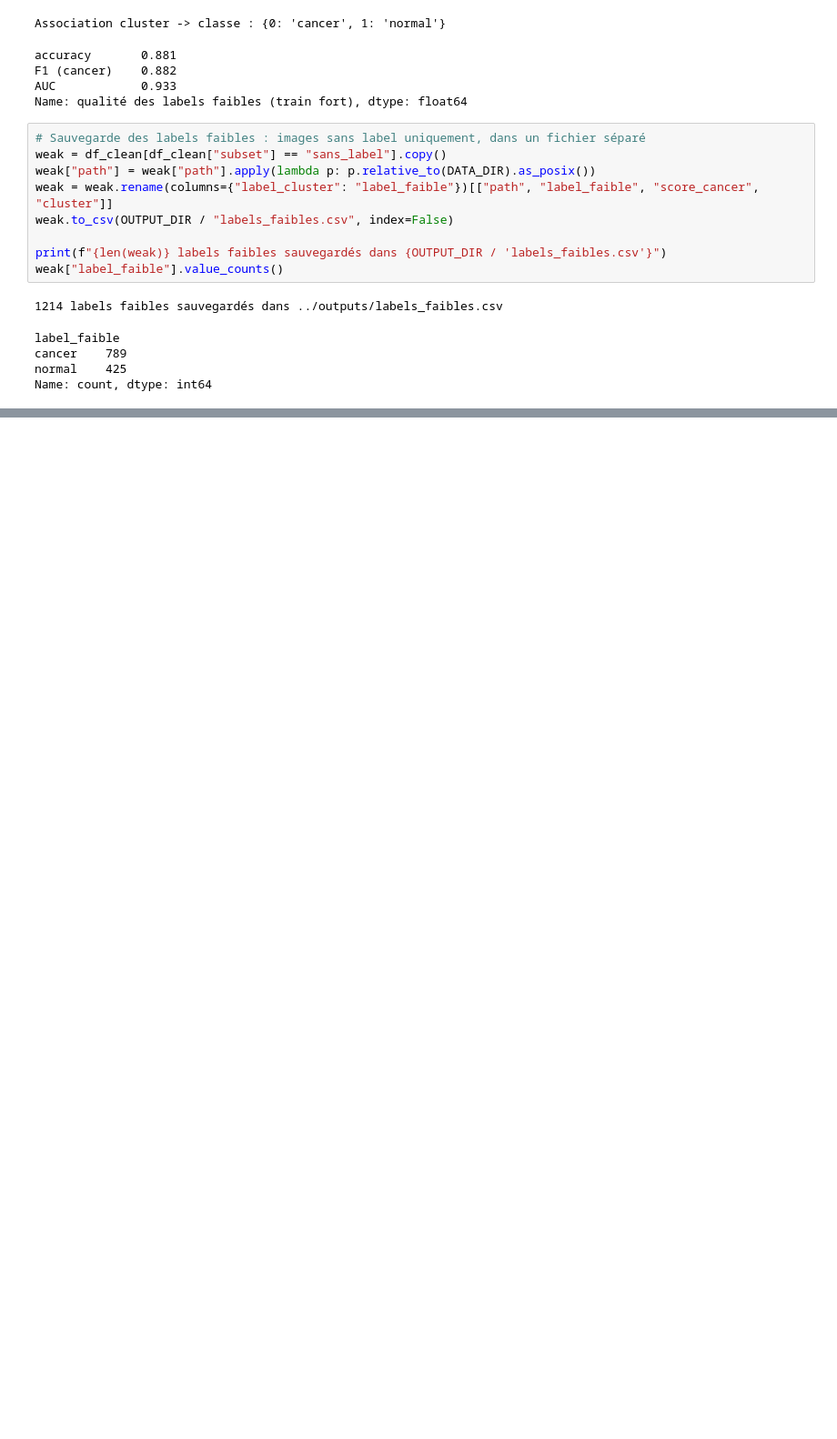
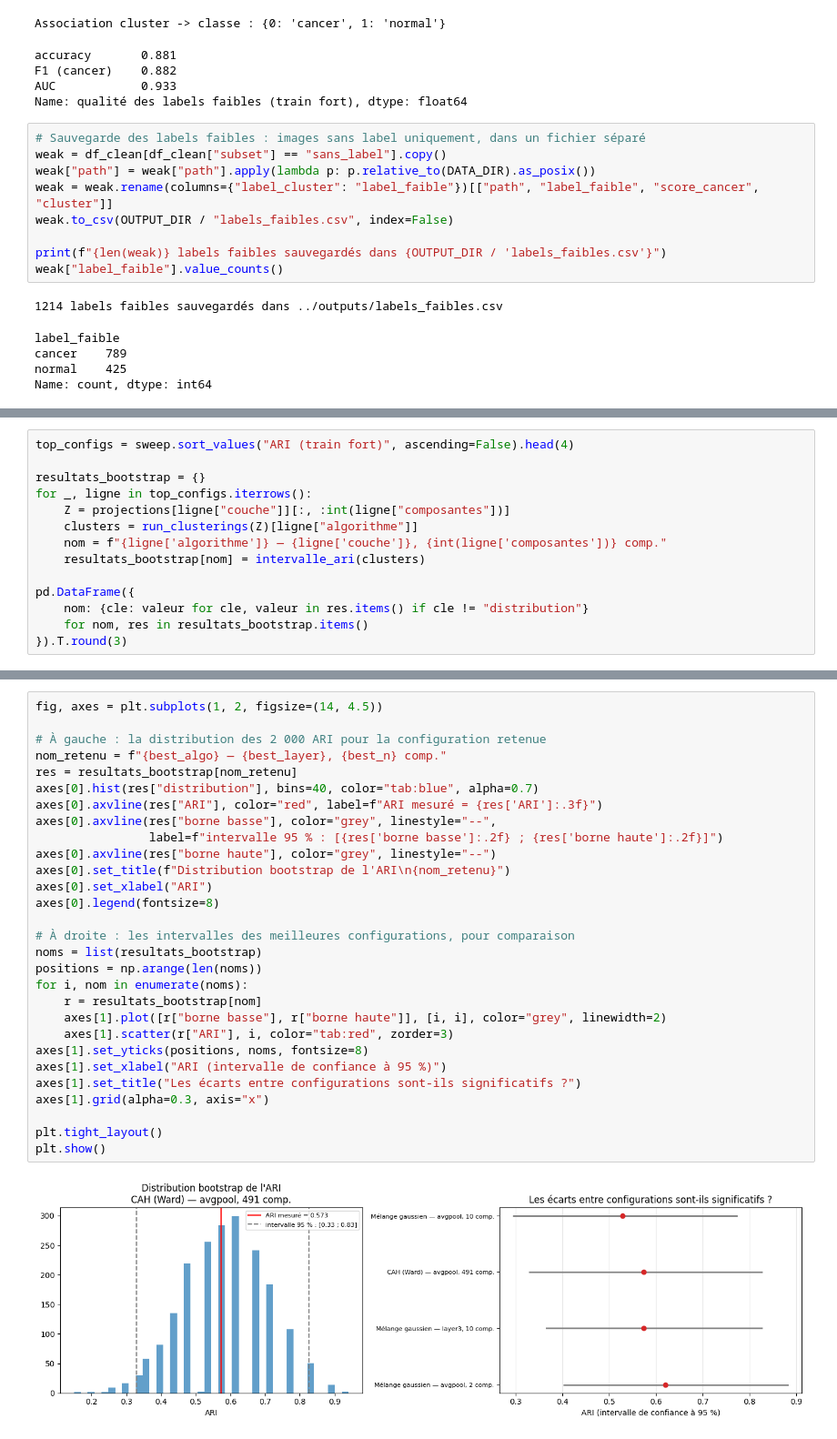
Before and after one commit to Hadri2T/Projet_7, a Jupyter notebook: notebooks/1_features_clustering.ipynb, the cells around one changed output, grey strips where cells are left out. Shown at 91% size. Cells and saved outputs as stored; diff of their text form; blank space fills up the shorter version.

```diff
--- a/notebooks/1_features_clustering.ipynb
+++ b/notebooks/1_features_clustering.ipynb
@@ -1062,0 +1096,14 @@ Name: count, dtype: int64
+# %%
+top_configs = sweep.sort_values("ARI (train fort)", ascending=False).head(4)
+
+resultats_bootstrap = {}
+for _, ligne in top_configs.iterrows():
+    Z = projections[ligne["couche"]][:, :int(ligne["composantes"])]
+    clusters = run_clusterings(Z)[ligne["algorithme"]]
+    nom = f"{ligne['algorithme']} — {ligne['couche']}, {int(ligne['composantes'])} comp."
+    resultats_bootstrap[nom] = intervalle_ari(clusters)
+
+pd.DataFrame({
+    nom: {cle: valeur for cle, valeur in res.items() if cle != "distribution"}
+    for nom, res in resultats_bootstrap.items()
+}).T.round(3)
@@ -1063 +1116,32 @@ Name: count, dtype: int64
+# %%
+fig, axes = plt.subplots(1, 2, figsize=(14, 4.5))
+
+# À gauche : la distribution des 2 000 ARI pour la configuration retenue
+nom_retenu = f"{best_algo} — {best_layer}, {best_n} comp."
+res = resultats_bootstrap[nom_retenu]
+axes[0].hist(res["distribution"], bins=40, color="tab:blue", alpha=0.7)
+axes[0].axvline(res["ARI"], color="red", label=f"ARI mesuré = {res['ARI']:.3f}")
+axes[0].axvline(res["borne basse"], color="grey", linestyle="--",
+                label=f"intervalle 95 % : [{res['borne basse']:.2f} ; {res['borne haute']:.2f}]")
+axes[0].axvline(res["borne haute"], color="grey", linestyle="--")
+axes[0].set_title(f"Distribution bootstrap de l'ARI\n{nom_retenu}")
+axes[0].set_xlabel("ARI")
+axes[0].legend(fontsize=8)
+
+# À droite : les intervalles des meilleures configurations, pour comparaison
+noms = list(resultats_bootstrap)
+positions = np.arange(len(noms))
+for i, nom in enumerate(noms):
+    r = resultats_bootstrap[nom]
+    axes[1].plot([r["borne basse"], r["borne haute"]], [i, i], color="grey", linewidth=2)
+    axes[1].scatter(r["ARI"], i, color="tab:red", zorder=3)
+axes[1].set_yticks(positions, noms, fontsize=8)
+axes[1].set_xlabel("ARI (intervalle de confiance à 95 %)")
+axes[1].set_title("Les écarts entre configurations sont-ils significatifs ?")
+axes[1].grid(alpha=0.3, axis="x")
+
+plt.tight_layout()
+plt.show()
+# %% [output]
+[figure, added]
 # %% [markdown]
```
Also changed, not shown: parts of 5 cells of this notebook, 2 other files.
